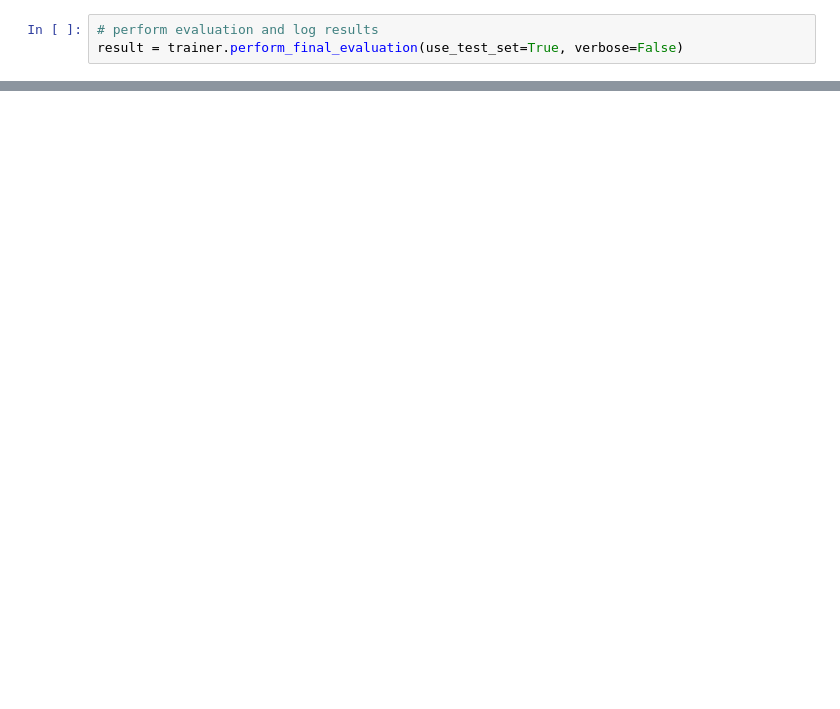
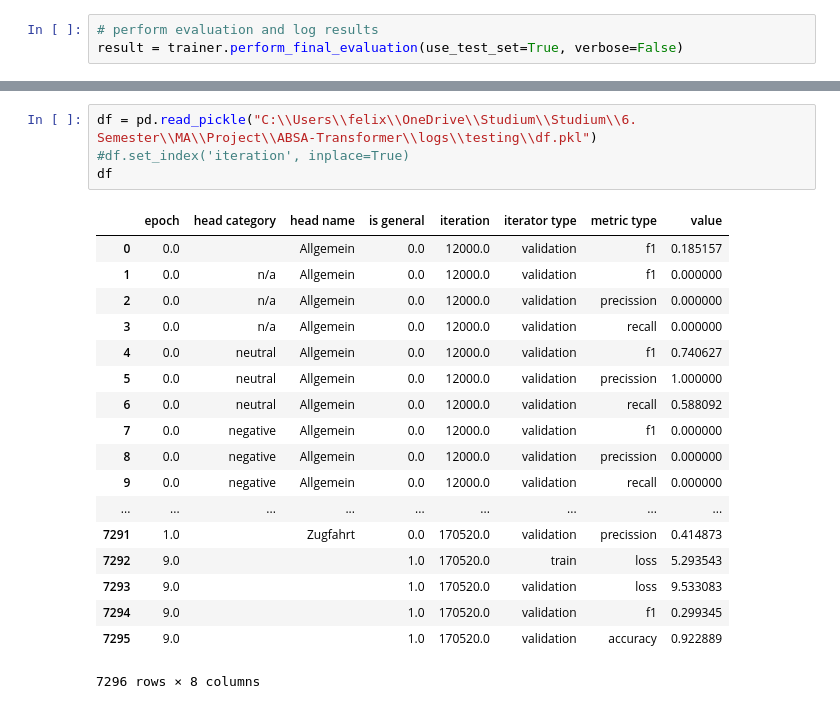
Before and after one commit to felixSchober/ABSA-Transformer, a Jupyter notebook: 03_AspectSentiment-Notebook.ipynb, the cells around one changed output, grey strips where cells are left out. Drawn from its saved outputs; the diff is of its cells as text; blank space fills up the shorter version.

Commit message:
add dataframe generation

```diff
--- a/03_AspectSentiment-Notebook.ipynb
+++ b/03_AspectSentiment-Notebook.ipynb
@@ -165,0 +169,23 @@ result
+# %%
+df = pd.read_pickle("C:\\Users\\felix\\OneDrive\\Studium\\Studium\\6. Semester\\MA\\Project\\ABSA-Transformer\\logs\\testing\\df.pkl")
+#df.set_index('iteration', inplace=True)
+df
+# %% [output]
+|  | epoch | head category | head name | is general | iteration | iterator type | metric type | value |
+| 0 | 0.0 |  | Allgemein | 0.0 | 12000.0 | validation | f1 | 0.185157 |
+| 1 | 0.0 | n/a | Allgemein | 0.0 | 12000.0 | validation | f1 | 0.000000 |
+| 2 | 0.0 | n/a | Allgemein | 0.0 | 12000.0 | validation | precission | 0.000000 |
+| 3 | 0.0 | n/a | Allgemein | 0.0 | 12000.0 | validation | recall | 0.000000 |
+| 4 | 0.0 | neutral | Allgemein | 0.0 | 12000.0 | validation | f1 | 0.740627 |
+| 5 | 0.0 | neutral | Allgemein | 0.0 | 12000.0 | validation | precission | 1.000000 |
+| 6 | 0.0 | neutral | Allgemein | 0.0 | 12000.0 | validation | recall | 0.588092 |
+| 7 | 0.0 | negative | Allgemein | 0.0 | 12000.0 | validation | f1 | 0.000000 |
+| 8 | 0.0 | negative | Allgemein | 0.0 | 12000.0 | validation | precission | 0.000000 |
+| 9 | 0.0 | negative | Allgemein | 0.0 | 12000.0 | validation | recall | 0.000000 |
+| ... | ... | ... | ... | ... | ... | ... | ... | ... |
+| 7291 | 1.0 |  | Zugfahrt | 0.0 | 170520.0 | validation | precission | 0.414873 |
+| 7292 | 9.0 |  |  | 1.0 | 170520.0 | train | loss | 5.293543 |
+| 7293 | 9.0 |  |  | 1.0 | 170520.0 | validation | loss | 9.533083 |
+| 7294 | 9.0 |  |  | 1.0 | 170520.0 | validation | f1 | 0.299345 |
+| 7295 | 9.0 |  |  | 1.0 | 170520.0 | validation | accuracy | 0.922889 |
+7296 rows × 8 columns
```
Also changed, not shown: parts of 22 cells of this notebook, 4 other files.
